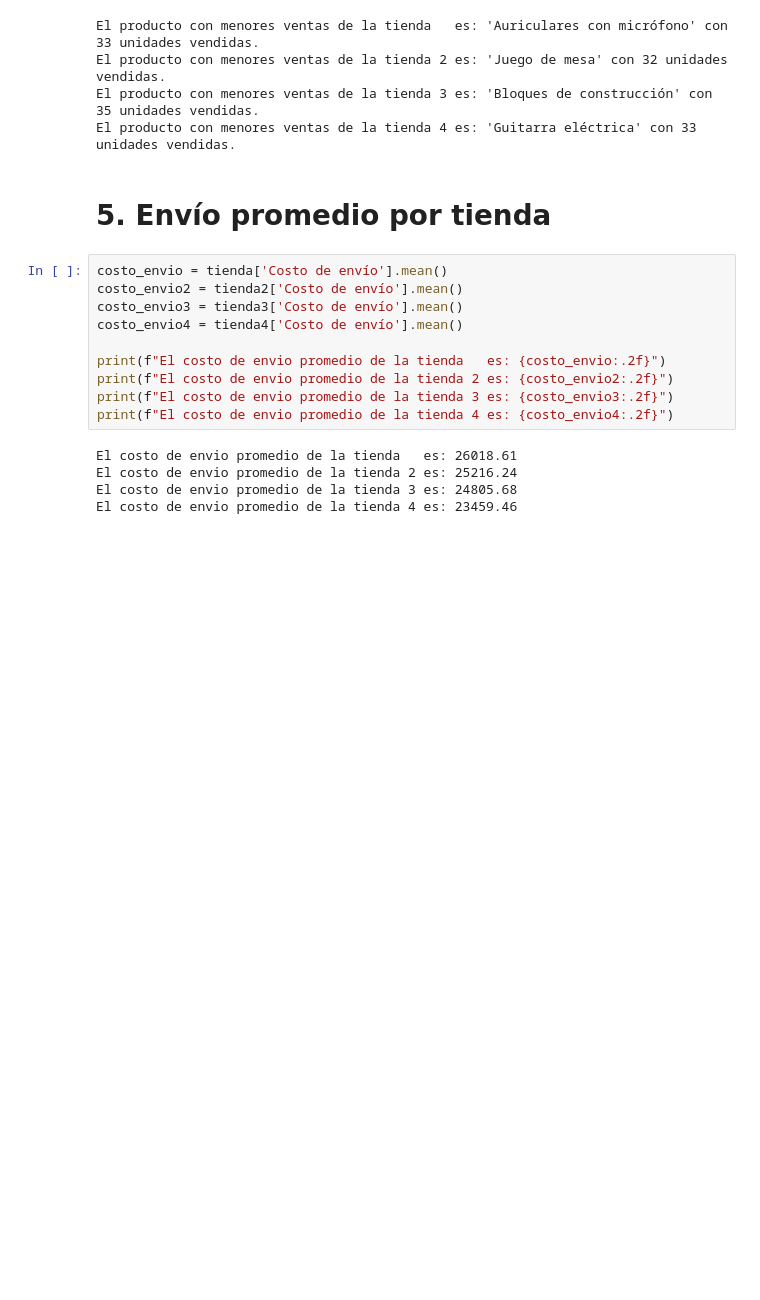
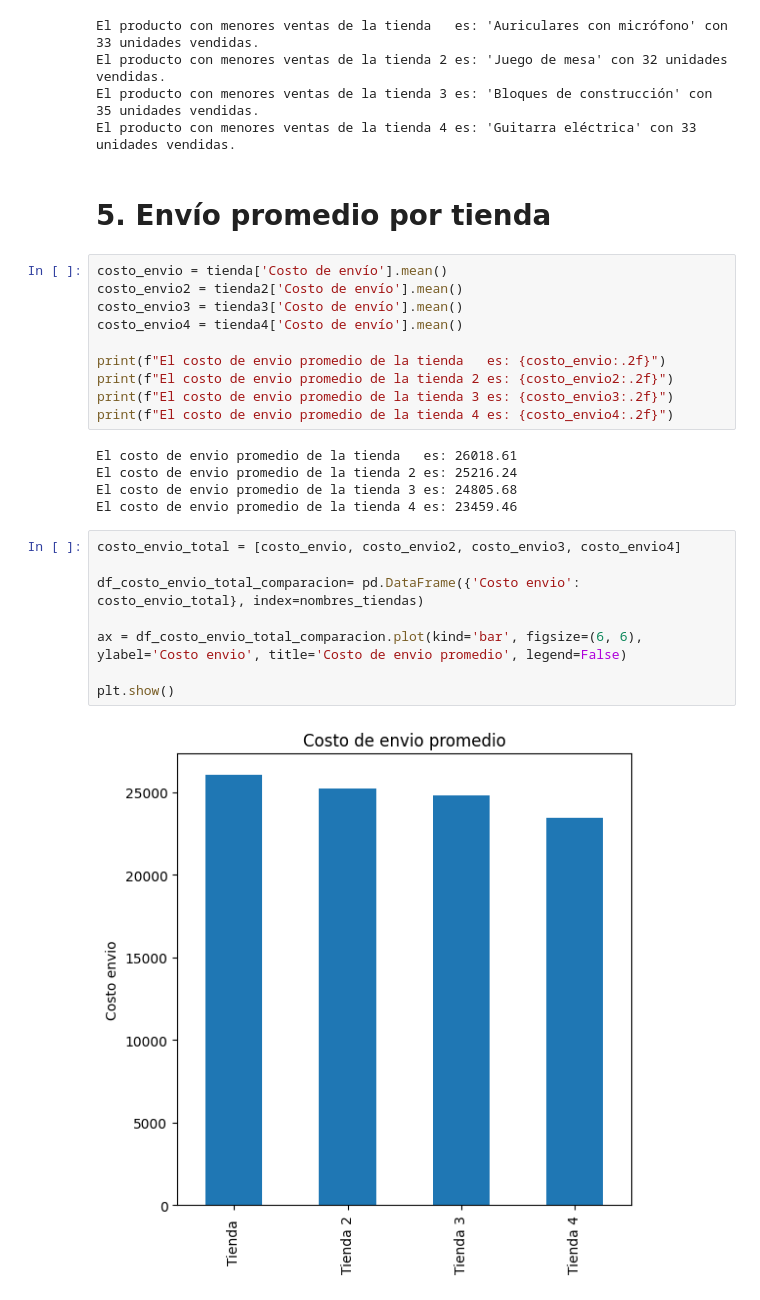
Before and after one commit to nicolb21/AluraStoreLatam, a Jupyter notebook: AluraStoreLatam.ipynb, the cells around one changed output. Drawn from its saved outputs; the diff is of its cells as text; blank space fills up the shorter version.

```diff
--- a/AluraStoreLatam.ipynb
+++ b/AluraStoreLatam.ipynb
@@ -275,3 +288,13 @@ El costo de envio promedio de la tienda   es: 26018.61
 El costo de envio promedio de la tienda 2 es: 25216.24
 El costo de envio promedio de la tienda 3 es: 24805.68
 El costo de envio promedio de la tienda 4 es: 23459.46
+# %%
+costo_envio_total = [costo_envio, costo_envio2, costo_envio3, costo_envio4]
+
+df_costo_envio_total_comparacion= pd.DataFrame({'Costo envio': costo_envio_total}, index=nombres_tiendas)
+
+ax = df_costo_envio_total_comparacion.plot(kind='bar', figsize=(6, 6), ylabel='Costo envio', title='Costo de envio promedio', legend=False)
+
+plt.show()
+# %% [output]
+[figure, added]
```
Also changed, not shown: parts of 2 cells of this notebook.
